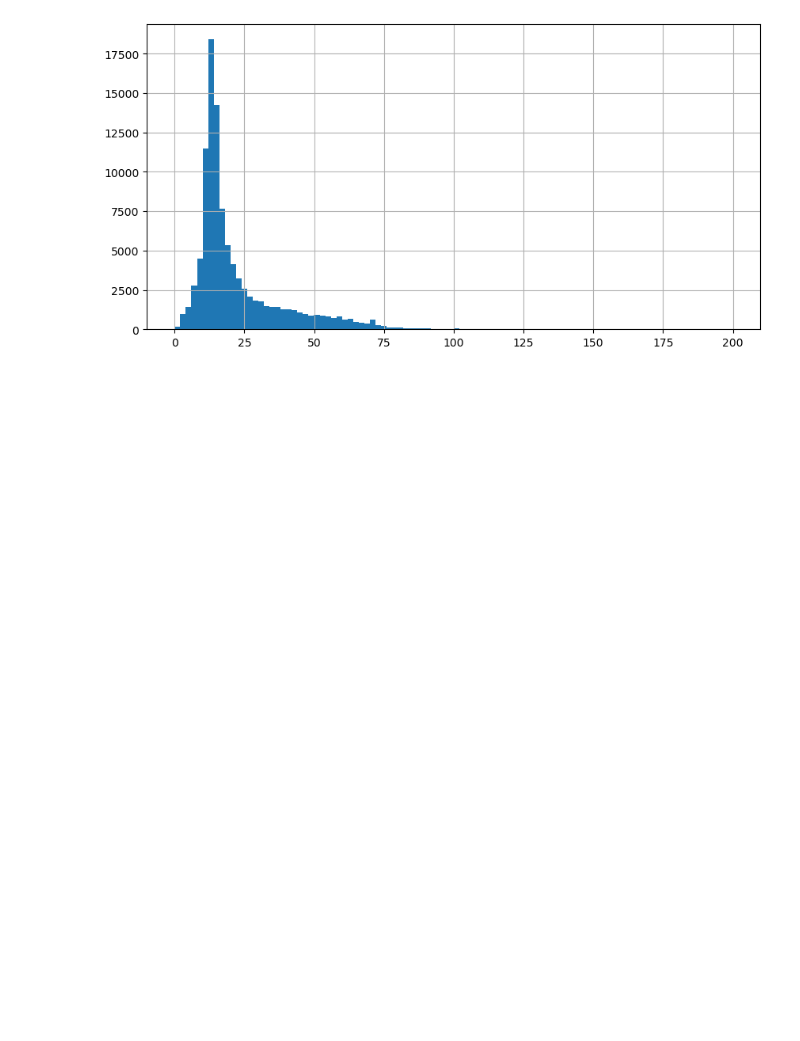
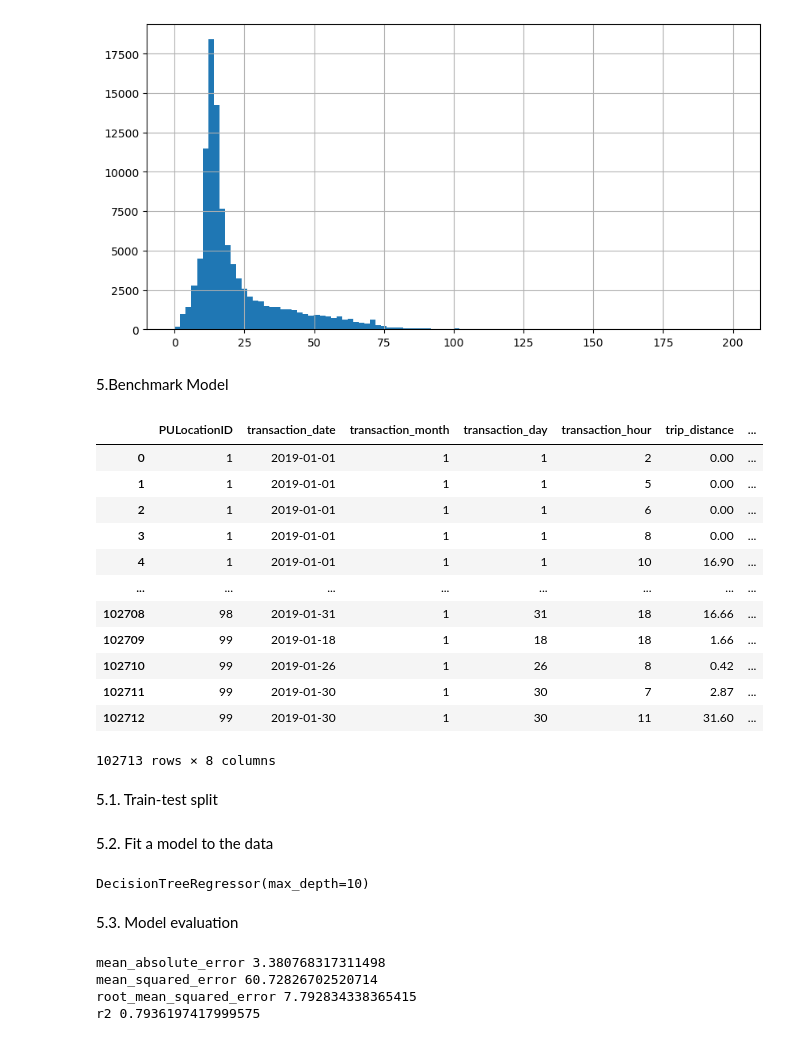
Before and after one commit to SiddhiPatwardhan/New-York-Taxi-Analysis, a Jupyter notebook: Presentable Notebook.ipynb, the cells around one changed output. Cells and saved outputs as stored; diff of their text form; code cells hidden in the pictures; blank space fills up the shorter version.

```diff
--- a/Presentable Notebook.ipynb
+++ b/Presentable Notebook.ipynb
@@ -355,3 +355,5 @@ taxi_grouped_by_region['total_amount'].hist(bins=100, figsize=(10,5))
 # %% [output]
 <Axes: >
 [figure]
+# %% [markdown]
+5.Benchmark Model
@@ -357,0 +362,16 @@ taxi_grouped_by_region['total_amount'].hist(bins=100, figsize=(10,5))
+# %%
+data_for_benchmark_model
+# %% [output]
+|  | PULocationID | transaction_date | transaction_month | transaction_day | transaction_hour | trip_distance | ... |
+| 0 | 1 | 2019-01-01 | 1 | 1 | 2 | 0.00 | ... |
+| 1 | 1 | 2019-01-01 | 1 | 1 | 5 | 0.00 | ... |
+| 2 | 1 | 2019-01-01 | 1 | 1 | 6 | 0.00 | ... |
+| 3 | 1 | 2019-01-01 | 1 | 1 | 8 | 0.00 | ... |
+| 4 | 1 | 2019-01-01 | 1 | 1 | 10 | 16.90 | ... |
+| ... | ... | ... | ... | ... | ... | ... | ... |
+| 102708 | 98 | 2019-01-31 | 1 | 31 | 18 | 16.66 | ... |
+| 102709 | 99 | 2019-01-18 | 1 | 18 | 18 | 1.66 | ... |
+| 102710 | 99 | 2019-01-26 | 1 | 26 | 8 | 0.42 | ... |
+| 102711 | 99 | 2019-01-30 | 1 | 30 | 7 | 2.87 | ... |
+| 102712 | 99 | 2019-01-30 | 1 | 30 | 11 | 31.60 | ... |
+102713 rows × 8 columns
@@ -357,0 +382,2 @@ taxi_grouped_by_region['total_amount'].hist(bins=100, figsize=(10,5))
+# %% [markdown]
+5.1. Train-test split
@@ -357,0 +394,30 @@ taxi_grouped_by_region['total_amount'].hist(bins=100, figsize=(10,5))
+# %% [markdown]
+5.2. Fit a model to the data
+# %%
+from sklearn.tree import DecisionTreeRegressor
+
+tree = DecisionTreeRegressor(max_depth=10)
+tree.fit(X_train_b, y_train_b)
+# %% [output]
+DecisionTreeRegressor(max_depth=10)
+# %% [markdown]
+5.3. Model evaluation
+# %%
+model_at_hand = tree
+
+y_pred_b = model_at_hand.predict(X_test_b)
+
+from sklearn.metrics import mean_absolute_error
+from sklearn.metrics import mean_squared_error
+from sklearn.metrics import r2_score
+from math import sqrt
+
+print('mean_absolute_error', mean_absolute_error(y_test_b, y_pred_b))
+print('mean_squared_error', mean_squared_error(y_test_b, y_pred_b))
+print('root_mean_squared_error', sqrt(mean_squared_error(y_test_b, y_pred_b)))
+print('r2', r2_score(y_test_b, y_pred_b))
+# %% [output]
+mean_absolute_error 3.380768317311498
+mean_squared_error 60.72826702520714
+root_mean_squared_error 7.792834338365415
+r2 0.7936197417999575
```
Also changed, not shown: parts of 7 cells of this notebook.
